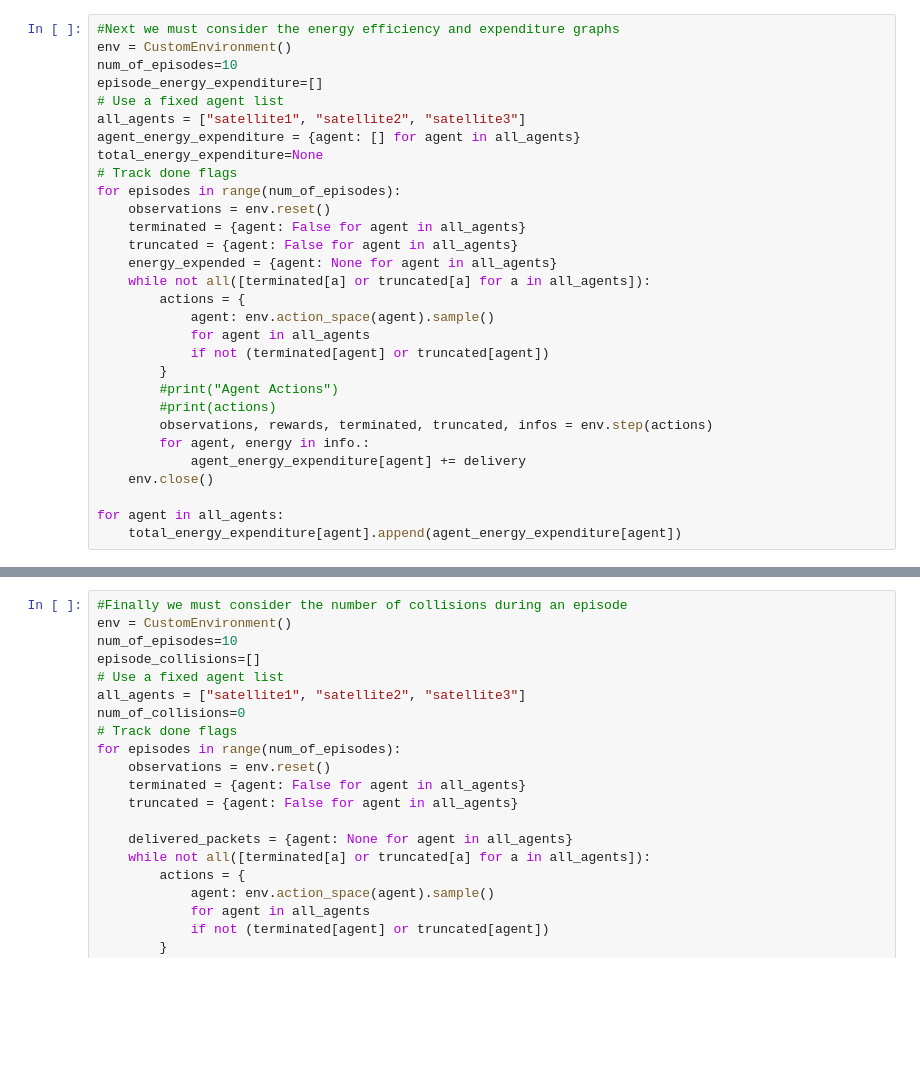
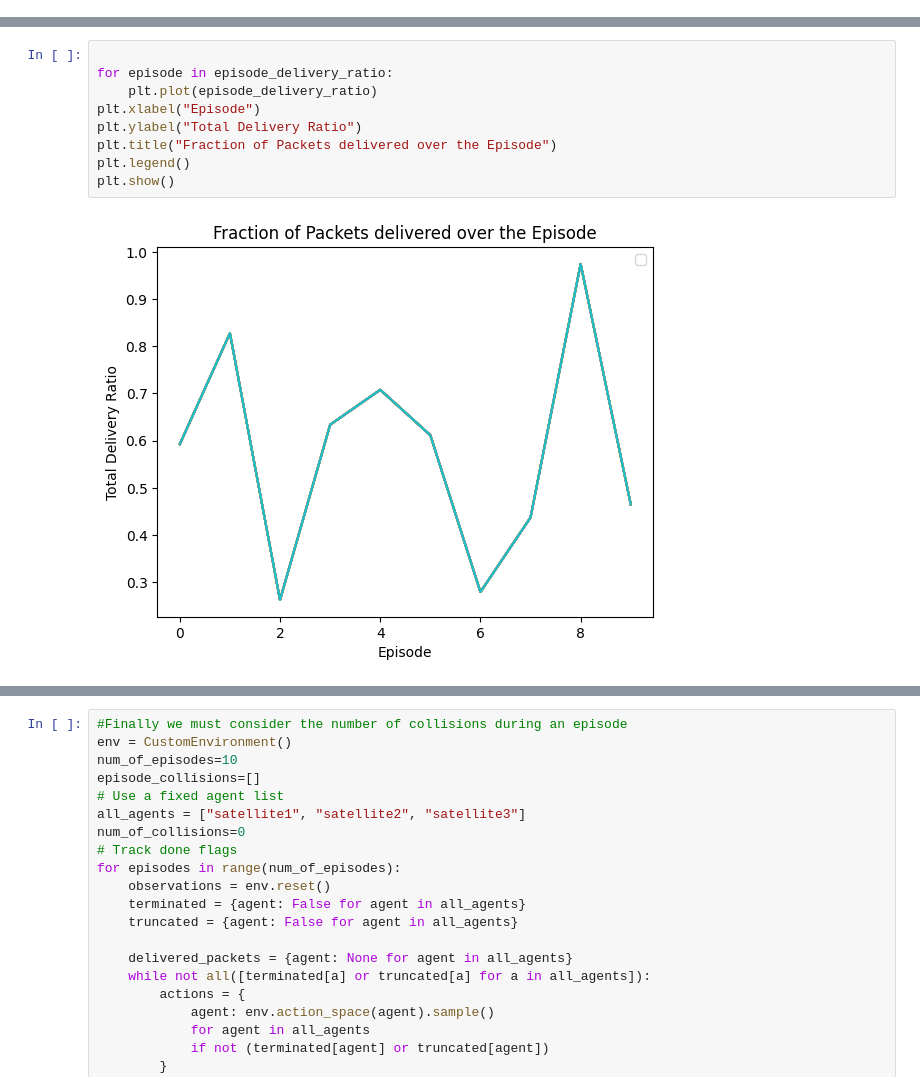
Before and after one commit to brasdorlakes/marl-project, a Jupyter notebook: Multi_Agent_Eval_Script.ipynb, the cells around one changed output, grey strips where cells are left out. Drawn from its saved outputs; the diff is of its cells as text; blank space fills up the shorter version.

Commit message:
"Debugging of Total Data Volume Code"

```diff
--- a/Multi_Agent_Eval_Script.ipynb
+++ b/Multi_Agent_Eval_Script.ipynb
@@ -173,30 +172,0 @@ plt.show()
-# %%
-#Next we must consider the energy efficiency and expenditure graphs
-env = CustomEnvironment()
-num_of_episodes=10
-episode_energy_expenditure=[]
-# Use a fixed agent list
-all_agents = ["satellite1", "satellite2", "satellite3"]
-agent_energy_expenditure = {agent: [] for agent in all_agents}
-total_energy_expenditure=None
-# Track done flags
-for episodes in range(num_of_episodes):
-    observations = env.reset()
-    terminated = {agent: False for agent in all_agents}
-    truncated = {agent: False for agent in all_agents}
-    energy_expended = {agent: None for agent in all_agents}
-    while not all([terminated[a] or truncated[a] for a in all_agents]):
-        actions = {
-            agent: env.action_space(agent).sample()
-            for agent in all_agents
-            if not (terminated[agent] or truncated[agent])
-        }
-        #print("Agent Actions")
-        #print(actions)
-        observations, rewards, terminated, truncated, infos = env.step(actions)
-        for agent, energy in info.:
-            agent_energy_expenditure[agent] += delivery
-    env.close()
-
-for agent in all_agents:
-    total_energy_expenditure[agent].append(agent_energy_expenditure[agent])
@@ -202,0 +237,11 @@ for agent in all_agents:
+# %%
+
+for episode in episode_delivery_ratio:
+    plt.plot(episode_delivery_ratio)
+plt.xlabel("Episode")
+plt.ylabel("Total Delivery Ratio")
+plt.title("Fraction of Packets delivered over the Episode")
+plt.legend()
+plt.show()
+# %% [output]
+[figure, added]
```
Also changed, not shown: parts of 7 cells of this notebook, 2 other files.
